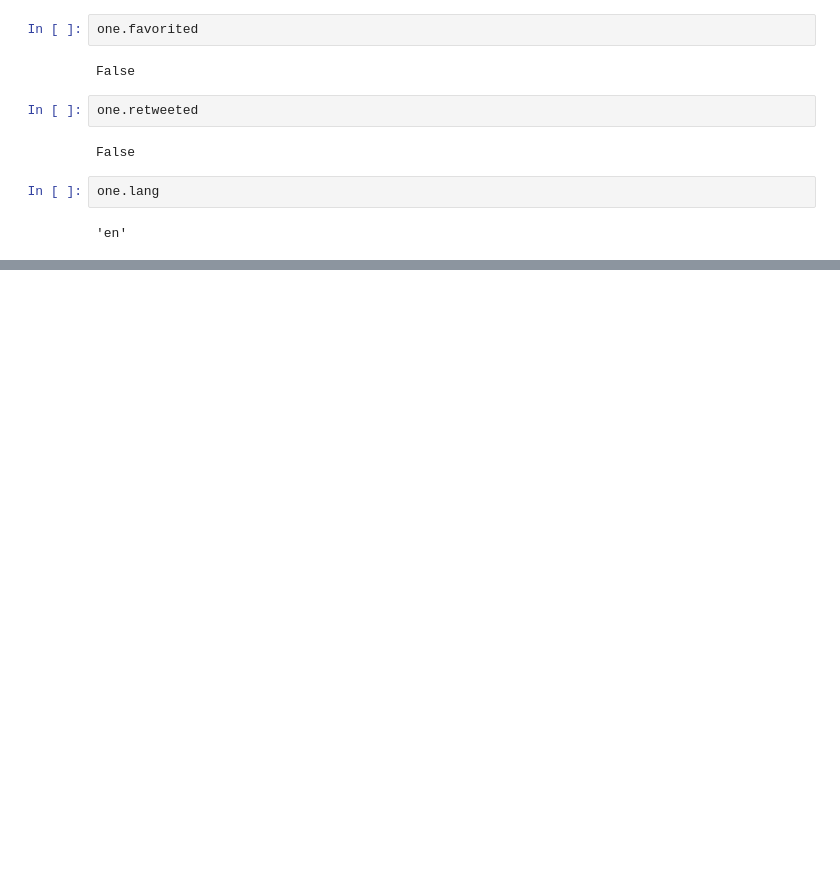
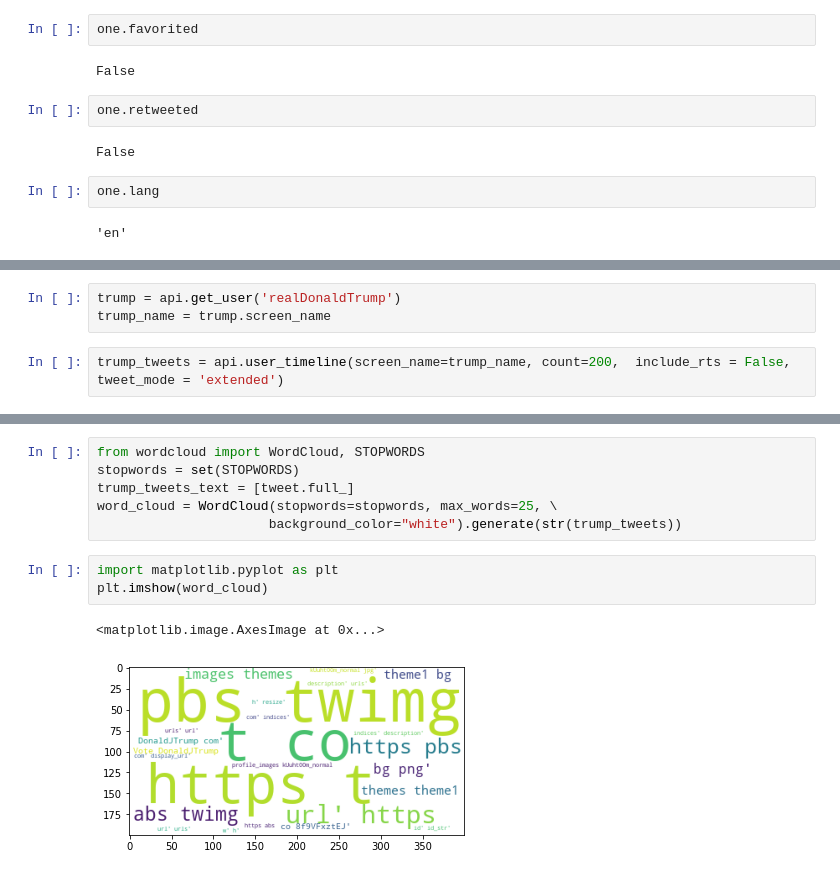
Before and after one commit to Tadele01/psychic-computing-machine, a Jupyter notebook: tweets_analysis.ipynb, the cells around one changed output, grey strips where cells are left out. Saved outputs shown, nothing was run; the diff lists cells and outputs as text; blank space fills up the shorter version.

Commit message:
word cloud sample

```diff
--- a/tweets_analysis.ipynb
+++ b/tweets_analysis.ipynb
@@ -268,0 +348,5 @@ one.lang
+# %%
+trump = api.get_user('realDonaldTrump')
+trump_name = trump.screen_name
+# %%
+trump_tweets = api.user_timeline(screen_name=trump_name, count=200,  include_rts = False, tweet_mode = 'extended')
@@ -268,0 +402,12 @@ one.lang
+# %%
+from wordcloud import WordCloud, STOPWORDS
+stopwords = set(STOPWORDS)
+trump_tweets_text = [tweet.full_]
+word_cloud = WordCloud(stopwords=stopwords, max_words=25, \
+                      background_color="white").generate(str(trump_tweets))
+# %%
+import matplotlib.pyplot as plt
+plt.imshow(word_cloud)
+# %% [output]
+<matplotlib.image.AxesImage at 0x...>
+[figure, added]
```
Also changed, not shown: parts of 18 cells of this notebook.
